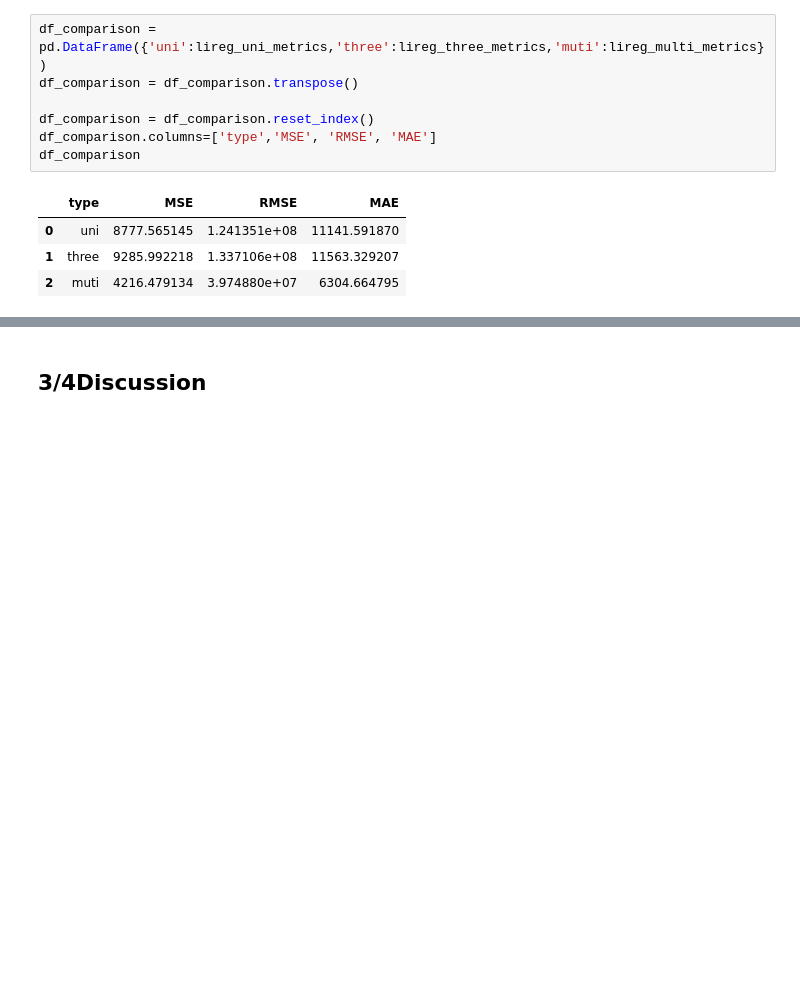
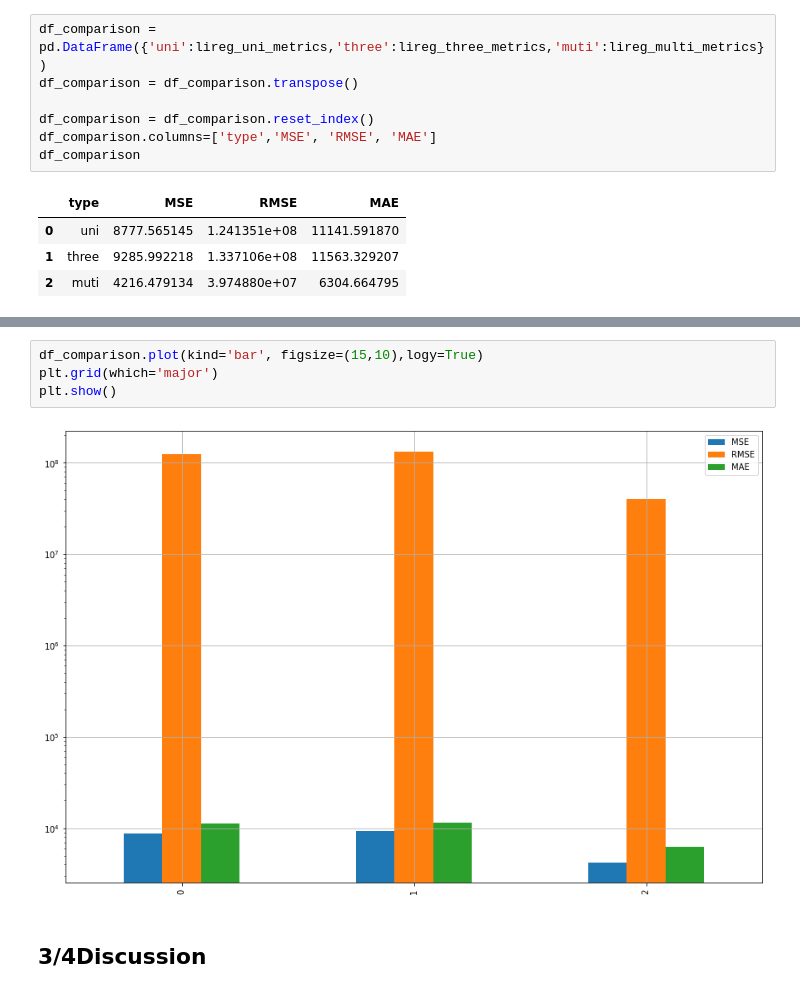
Before and after one commit to MingYenSung/HW2_hash_practice, a Jupyter notebook: ACP/HW1_Creating the first regression model.ipynb, the cells around one changed output, grey strips where cells are left out. Cells and saved outputs as stored; diff of their text form; blank space fills up the shorter version.

```diff
--- a/ACP/HW1_Creating the first regression model.ipynb
+++ b/ACP/HW1_Creating the first regression model.ipynb
@@ -237,3 +239,9 @@ px.bar(df_comparison, x='type', y=['MSE', 'RMSE', 'MAE'], barmode='group', title
+# %%
+df_comparison.plot(kind='bar', figsize=(15,10),logy=True)
+plt.grid(which='major')
+plt.show()
+# %% [output]
+[figure, added]
 # %% [markdown]
 ## 3/4Discussion
 # %%
```
Also changed, not shown: parts of 1 cell of this notebook.
